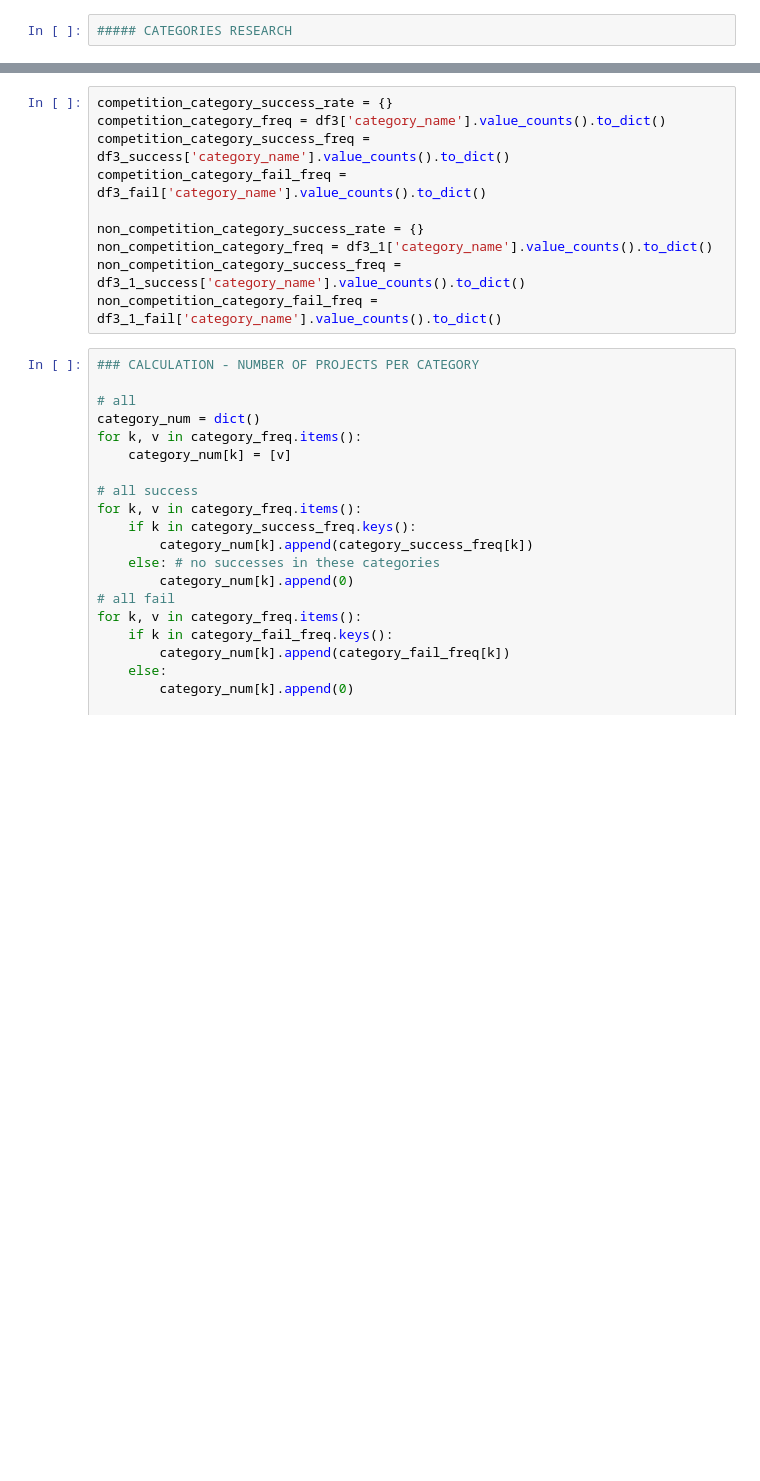
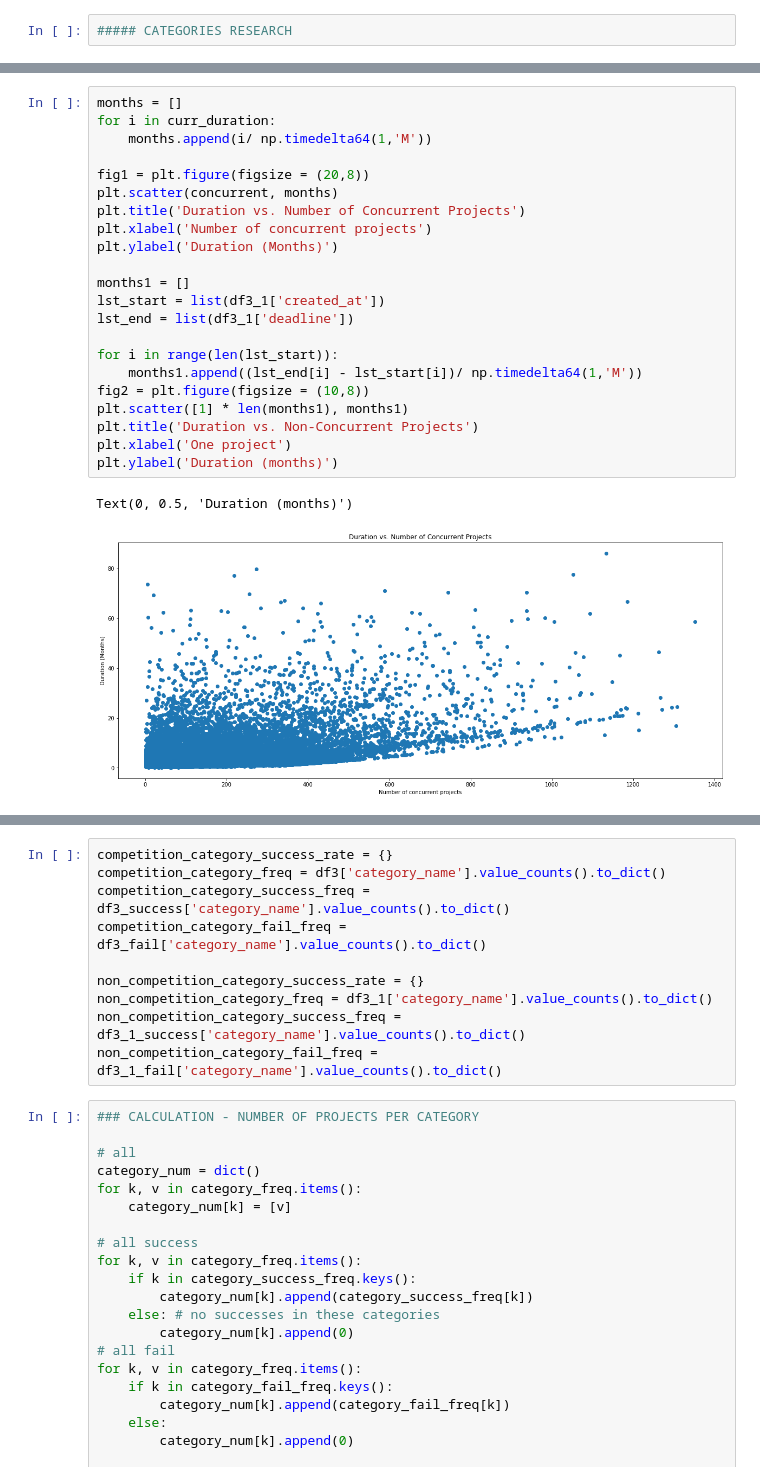
Before and after one commit to sarinaliu88/Cleaning-Kickstarter, a Jupyter notebook: clean_kickstarter_data_categories.ipynb, the cells around one changed output, grey strips where cells are left out. Drawn from its saved outputs; the diff is of its cells as text; blank space fills up the shorter version.

```diff
--- a/clean_kickstarter_data_categories.ipynb
+++ b/clean_kickstarter_data_categories.ipynb
@@ -228,0 +289,25 @@ See the caveats in the documentation: http://pandas.pydata.org/pandas-docs/stabl
+# %%
+months = []
+for i in curr_duration:
+    months.append(i/ np.timedelta64(1,'M'))
+
+fig1 = plt.figure(figsize = (20,8))
+plt.scatter(concurrent, months)
+plt.title('Duration vs. Number of Concurrent Projects')
+plt.xlabel('Number of concurrent projects')
+plt.ylabel('Duration (Months)')
+
+months1 = []
+lst_start = list(df3_1['created_at'])
+lst_end = list(df3_1['deadline'])
+
+for i in range(len(lst_start)):
+    months1.append((lst_end[i] - lst_start[i])/ np.timedelta64(1,'M'))
+fig2 = plt.figure(figsize = (10,8))
+plt.scatter([1] * len(months1), months1)
+plt.title('Duration vs. Non-Concurrent Projects')
+plt.xlabel('One project')
+plt.ylabel('Duration (months)')
+# %% [output]
+Text(0, 0.5, 'Duration (months)')
+[figure, added]
```
Also changed, not shown: parts of 38 cells of this notebook, 5 other files.
